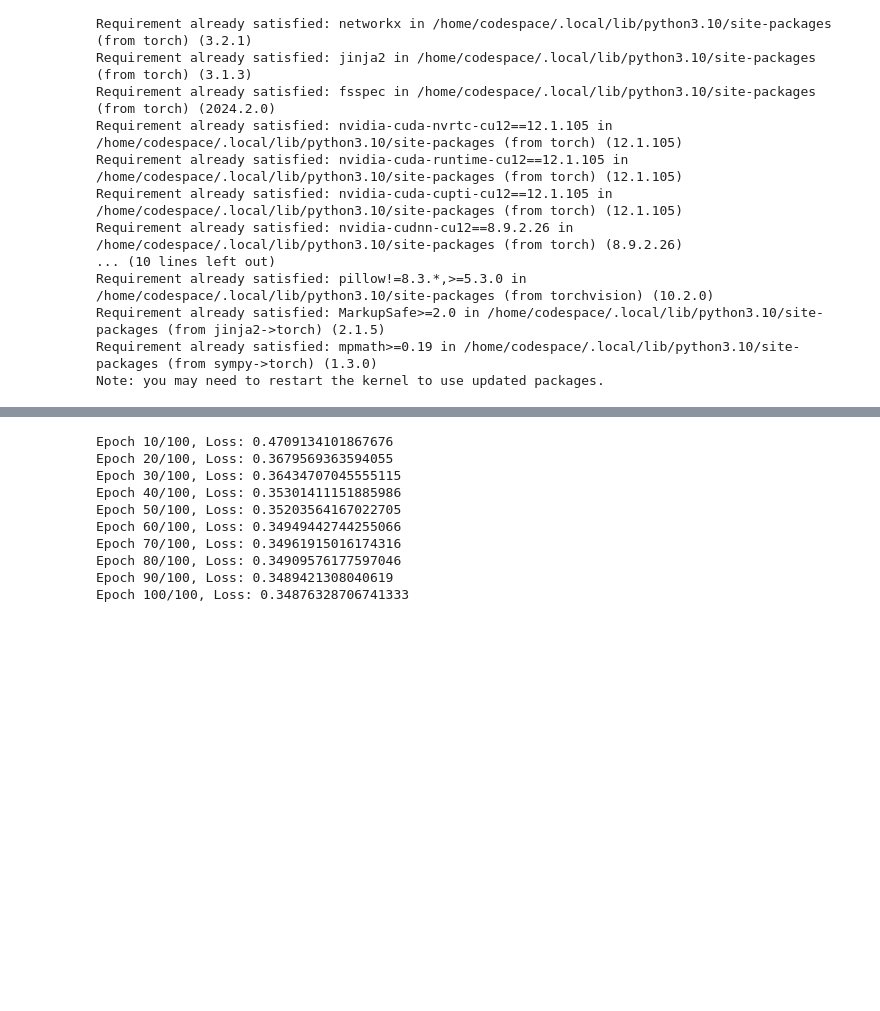
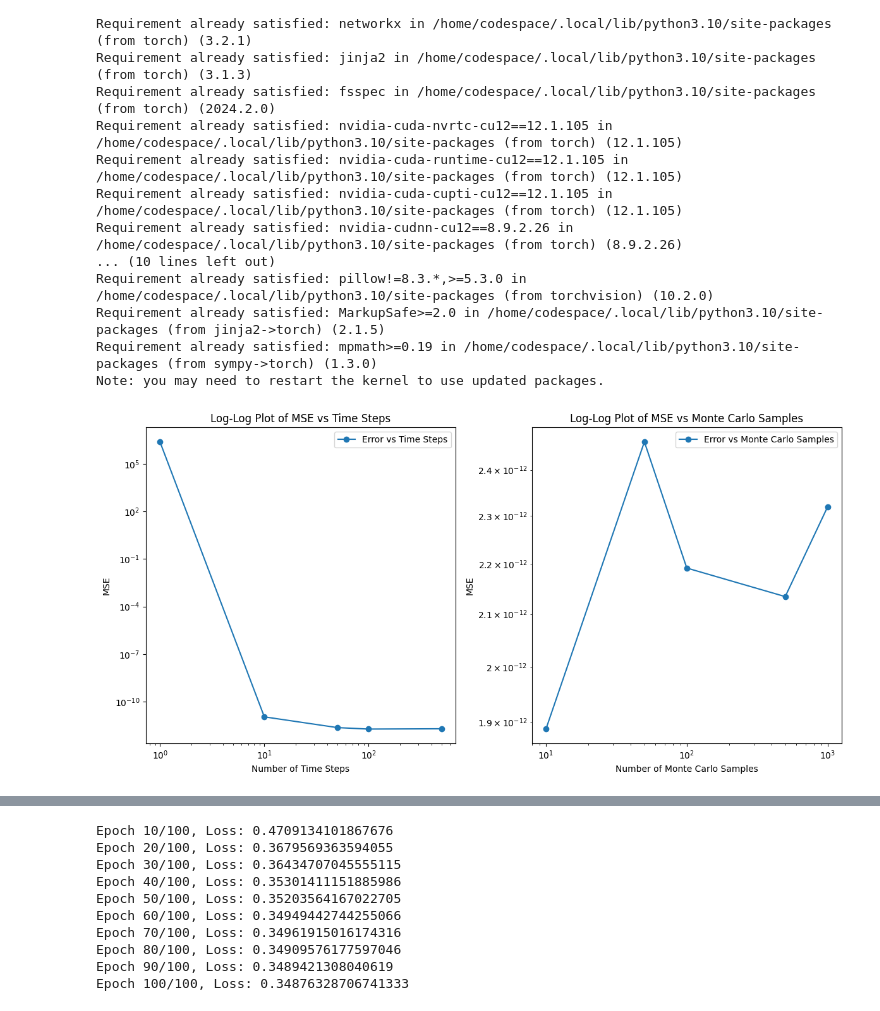
Before and after one commit to Jessie-WU0910/SCDAA-CW, a Jupyter notebook: Coursework.ipynb, the cells around one changed output, grey strips where cells are left out. Cells and saved outputs as stored; diff of their text form; code cells hidden in the pictures; blank space fills up the shorter version.

```diff
--- a/Coursework.ipynb
+++ b/Coursework.ipynb
@@ -26,7 +26,6 @@ import torch
 from scipy.integrate import odeint
 import matplotlib.pyplot as plt
 
-# Define the LQR Solver class as per the provided structure and functions
 class LQRSolver:
     def __init__(self, H, M, C, R, D, T, sigma):
         self.H = H
@@ -58,11 +57,16 @@ class LQRSolver:
 
     def compute_control_function(self, t_batch, x_batch):
         S_t = self.solve_riccati(t_batch)
-        controls = torch.zeros(t_batch.size(0), 2)
+        controls = torch.zeros(t_batch.size(0), 2, dtype=torch.float)
+        D_tensor = torch.tensor(self.D, dtype=torch.float)
+        M_tensor = torch.tensor(self.M, dtype=torch.float)  # Convert self.M to a tensor of the same type
+
         for i, (t, S) in enumerate(zip(t_batch, S_t)):
-            x = x_batch[i]
-            control = -torch.linalg.inv(self.D) @ self.M.T @ torch.tensor(S) @ x
+            x = x_batch[i].float()
+            S_tensor = torch.tensor(S, dtype=torch.float)
+            control = -torch.linalg.inv(D_tensor) @ M_tensor.T @ S_tensor @ x
             controls[i, :] = control.flatten()
+
         return controls
 # %%
 #Exercise 1.2
@@ -82,85 +86,70 @@ T = 1.0  # Assuming final time T=1, this needs to be provided
 
 # Initial state
 x0 = torch.tensor([1.0, 1.0])  # Example initial state
-lqr_solver = LQRSolver(H, M, C, R, D, T, sigma)
-# Define the optimal control function based on the provided LQRSolver class
-def optimal_control(t, x, S_t):
-    # Convert S_t to the same type as D and x before the operation
-    S_t_tensor = torch.tensor(S_t, dtype=torch.float32)  # Ensure S_t is float
-    control = -torch.linalg.inv(D) @ M.T @ S_t_tensor @ x
+lqr_solver = LQRSolver(H.numpy(), M.numpy(), C.numpy(), R.numpy(), D.numpy(), T, sigma)
+
+
+# Define the optimal control function based on the LQRSolver class
+def optimal_control(t, x, lqr_solver):
+    # Assuming lqr_solver.solve_riccati returns the matrix S for time t
+    S_t = lqr_solver.solve_riccati(np.array([t])).reshape(2, 2)
+    S_tensor = torch.from_numpy(S_t).float()
+    control = -torch.linalg.inv(D) @ M.T @ S_tensor @ x
     return control
 
 # Define the explicit update function
-def explicit_update(t, x, dt, dW, S_t):
-    x = x.unsqueeze(1) if x.dim() == 1 else x  # Convert to column vector if necessary
-    a = optimal_control(t, x, S_t)
-    # Now a is guaranteed to be a column vector, ensuring the matrix multiplication is valid
-    x_next = x + (H @ x + M @ a) * dt + sigma * dW.unsqueeze(1)  # Make sure dW is a column vector
-    x_next = x_next.squeeze(1)  # Convert back to 1D vector if needed for consistency
+def explicit_update(x, t, dt, lqr_solver):
+    dW = torch.randn(x.shape) * np.sqrt(dt)
+    a = optimal_control(t, x, lqr_solver)
+    x_next = x + (H @ x + M @ a) * dt + sigma * dW
     return x_next
 
-# Define the implicit update function
-def implicit_update(x, dt, dW, S_t, S_t_next):
-    # In the implicit case, we need to solve a linear system at each step
-    # Here we use a simple iterative method as an example
-    x_next = x.clone()
-    for _ in range(10):  # Simple fixed-point iteration
-        a = optimal_control(t, x_next, S_t_next)
-        x_next = x + (H @ x_next + M @ a) * dt + sigma * dW
-    return x_next
-
-# Monte Carlo simulation function
-def monte_carlo_simulation(N_time_steps, N_mc_samples, update_function):
-    dt = T / N_time_steps
-    time_grid = np.linspace(0, T, N_time_steps + 1)
-    mse = 0.0
-    for _ in range(N_mc_samples):
+# Define the Monte Carlo simulation function
+def monte_carlo_simulation(update_function, lqr_solver, N, num_samples):
+    dt = T / N
+    terminal_costs = []
+    for _ in range(num_samples):
         x = x0
-        for i in range(N_time_steps):
-            t = time_grid[i]
-            dW = torch.randn(2) * np.sqrt(dt)
-            S_t = lqr_solver.solve_riccati(np.array([t]))
-            if update_function == explicit_update:
-                x = update_function(t,x, dt, dW, S_t)  # Only pass S_t for explicit update
-            else:
-                S_t_next = lqr_solver.solve_riccati(np.array([t + dt]))
-                x = update_function(x, dt, dW, S_t, S_t_next)  # Pass both S_t and S_t_next for implicit update
-            # Compute terminal cost and update MSE
-            x_column_vector = x.view(-1, 1)
-            terminal_cost = x_column_vector.T @ R @ x_column_vector
-            mse += terminal_cost.item() ** 2
-    mse /= N_mc_samples
+        for step in range(N):
+            t = step * dt
+            x = update_function(x, t, dt, lqr_solver)
+        terminal_cost = x.T @ R @ x
+        terminal_costs.append(terminal_cost.item())
+    mse = np.mean(np.square(terminal_costs))
     return mse
 
 # Example usage with explicit update
-N_time_steps = 100  # This should vary as per the exercise instructions
-N_mc_samples = 100  # This should also vary as per the exercise instructions
-mse_explicit = monte_carlo_simulation(N_time_steps, N_mc_samples, explicit_update)
+#N_time_steps = 100  # Number of time steps for simulation
+#N_mc_samples = 100  # Number of Monte Carlo samples for simulation
+#mse_explicit = monte_carlo_simulation(explicit_update, lqr_solver, N_time_steps, N_mc_samples)
+
 
 # Log-log plot code would go here
 time_steps = np.array([1, 10, 50, 100, 500, 1000, 5000, 10000])
-mse_values_time = [monte_carlo_simulation(n, 100, explicit_update) for n in time_steps]  # Randomly generated errors
+mse_values_time = [monte_carlo_simulation(explicit_update, lqr_solver, n, 100) for n in time_steps]  # Randomly generated errors
 
 monte_carlo_samples = np.array([10,50,100, 500, 1000, 5000, 10000, 50000, 100000])
-mse_values_samples = [monte_carlo_simulation(200, n, explicit_update) for n in monte_carlo_samples]  # Randomly generated errors
+mse_values_samples = [monte_carlo_simulation(explicit_update, lqr_solver, 200, n) for n in monte_carlo_samples]  # Randomly generated errors
 
 # Log-Log plot for MSE against time steps
 plt.figure(figsize=(12, 6))
 
 plt.subplot(1, 2, 1)
 plt.loglog(time_steps, mse_values_time, 'o-', label='Error vs Time Steps')
 plt.xlabel('Number of Time Steps')
 plt.ylabel('MSE')
 plt.title('Log-Log Plot of MSE vs Time Steps')
 plt.legend()
 
 # Log-Log plot for MSE against Monte Carlo samples
 plt.subplot(1, 2, 2)
 plt.loglog(monte_carlo_samples, mse_values_samples, 'o-', label='Error vs Monte Carlo Samples')
 plt.xlabel('Number of Monte Carlo Samples')
 plt.ylabel('MSE')
 plt.title('Log-Log Plot of MSE vs Monte Carlo Samples')
 plt.legend()
 
 plt.tight_layout()
 plt.show()
+# %% [output]
+[figure, added]
```
Also changed, not shown: parts of 2 cells of this notebook, 1 other file.
